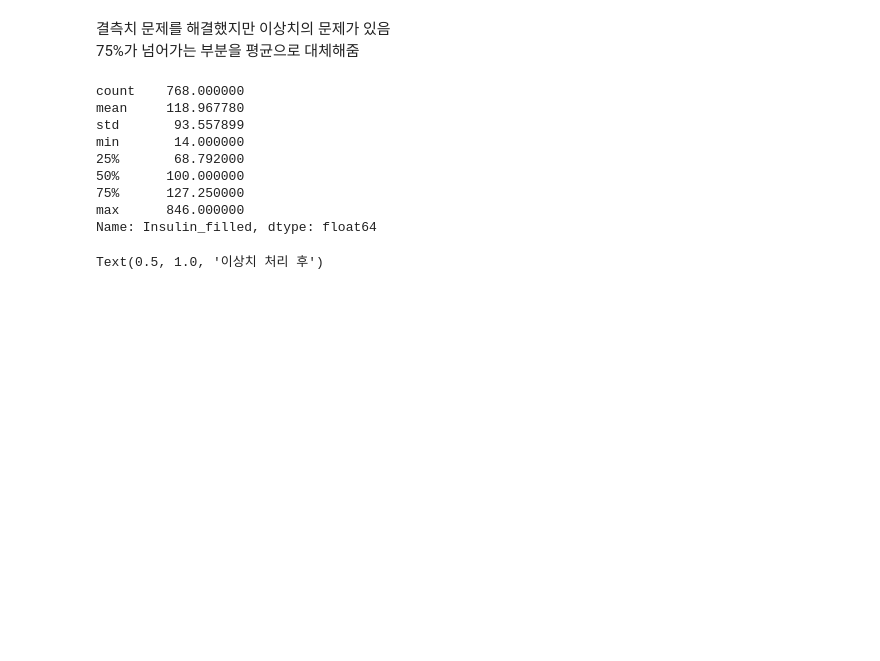
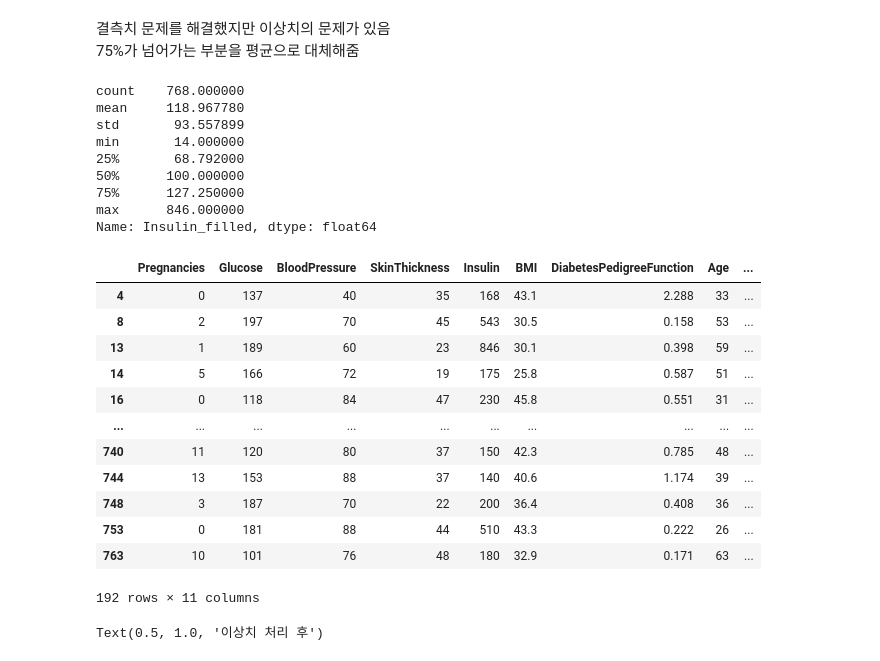
Before and after one commit to nuyhc/Begins_with_a_single_step, a Jupyter notebook: 04_ML/homeowrk/과제 제출 폴더/ML_EDA_CLF_박혜민.ipynb, the cells around one changed output. Drawn from its saved outputs; the diff is of its cells as text; code cells hidden in the pictures; blank space fills up the shorter version.

```diff
--- a/04_ML/homeowrk/과제 제출 폴더/ML_EDA_CLF_박혜민.ipynb
+++ b/04_ML/homeowrk/과제 제출 폴더/ML_EDA_CLF_박혜민.ipynb
@@ -754,6 +753,24 @@ min       14.000000
 75%      127.250000
 max      846.000000
 Name: Insulin_filled, dtype: float64
+# %%
+# 75% 넘는 데이터(192,11)
+# Outcome 0일 때, 68.792000, 1일때 100.335821
+df_pima[df_pima["Insulin_filled"] > desc["75%"]]
+# %% [output]
+|  | Pregnancies | Glucose | BloodPressure | SkinThickness | Insulin | BMI | DiabetesPedigreeFunction | Age | ... |
+| 4 | 0 | 137 | 40 | 35 | 168 | 43.1 | 2.288 | 33 | ... |
+| 8 | 2 | 197 | 70 | 45 | 543 | 30.5 | 0.158 | 53 | ... |
+| 13 | 1 | 189 | 60 | 23 | 846 | 30.1 | 0.398 | 59 | ... |
+| 14 | 5 | 166 | 72 | 19 | 175 | 25.8 | 0.587 | 51 | ... |
+| 16 | 0 | 118 | 84 | 47 | 230 | 45.8 | 0.551 | 31 | ... |
+| ... | ... | ... | ... | ... | ... | ... | ... | ... | ... |
+| 740 | 11 | 120 | 80 | 37 | 150 | 42.3 | 0.785 | 48 | ... |
+| 744 | 13 | 153 | 88 | 37 | 140 | 40.6 | 1.174 | 39 | ... |
+| 748 | 3 | 187 | 70 | 22 | 200 | 36.4 | 0.408 | 36 | ... |
+| 753 | 0 | 181 | 88 | 44 | 510 | 43.3 | 0.222 | 26 | ... |
+| 763 | 10 | 101 | 76 | 48 | 180 | 32.9 | 0.171 | 63 | ... |
+192 rows × 11 columns
 # %%
 df_pima.loc[(df_pima["Outcome"]==0)&(df_pima["Insulin_filled"] > desc["75%"]), "Insulin_filled"] = Insulin_mean[0]
 df_pima.loc[(df_pima["Outcome"]==1)&(df_pima["Insulin_filled"] > desc["75%"]), "Insulin_filled"] = Insulin_mean[1]
```
Also changed, not shown: parts of 7 cells of this notebook.
